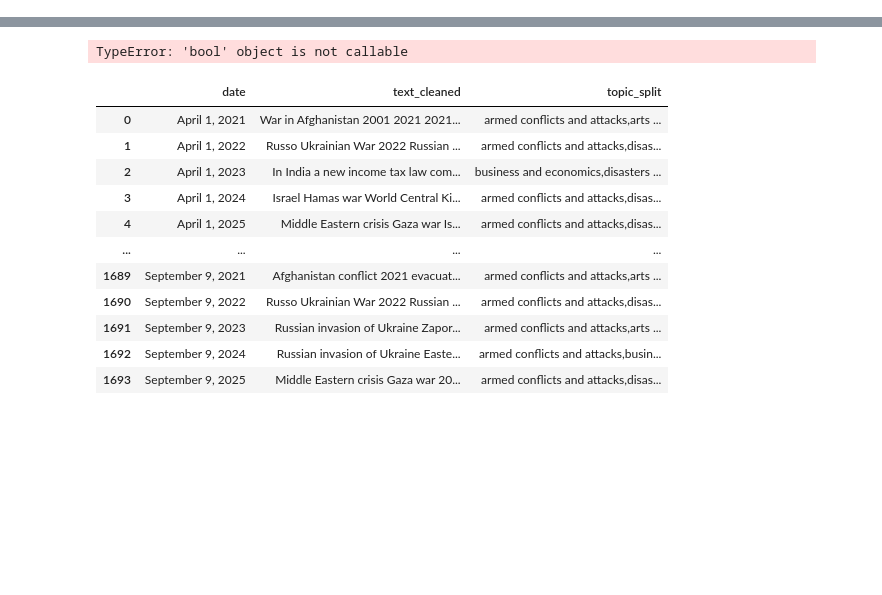
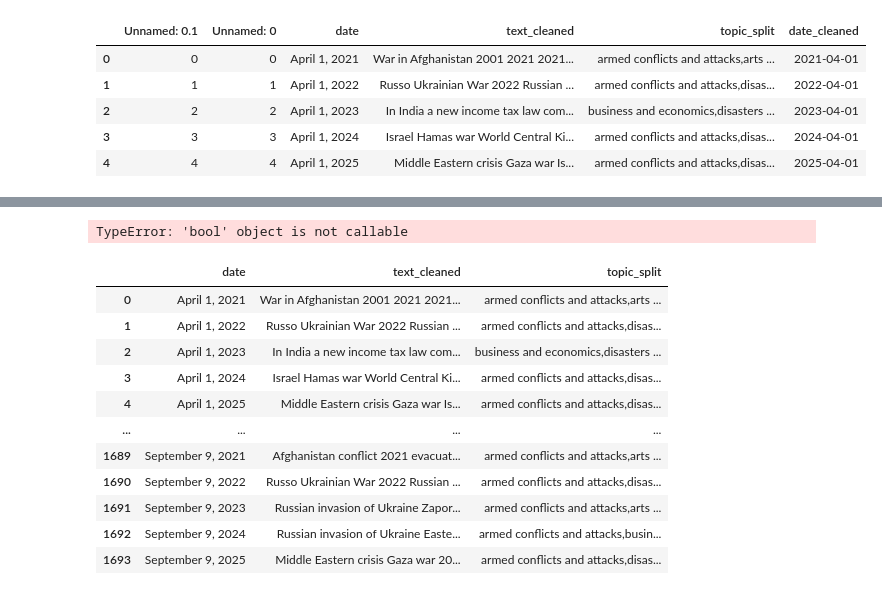
Before and after one commit to Thomas-Nguyen12/NewsApplication, a Jupyter notebook: notebooks/analyse_clean_df.ipynb, the cells around one changed output, grey strips where cells are left out. Drawn from its saved outputs; the diff is of its cells as text; code cells hidden in the pictures; blank space fills up the shorter version.

```diff
--- a/notebooks/analyse_clean_df.ipynb
+++ b/notebooks/analyse_clean_df.ipynb
@@ -21,3 +23,12 @@ df
+# %%
+df.head()
+# %% [output]
+|  | Unnamed: 0.1 | Unnamed: 0 | date | text_cleaned | topic_split | date_cleaned |
+| 0 | 0 | 0 | April 1, 2021 | War in Afghanistan 2001 2021 2021... | armed conflicts and attacks,arts ... | 2021-04-01 |
+| 1 | 1 | 1 | April 1, 2022 | Russo Ukrainian War 2022 Russian ... | armed conflicts and attacks,disas... | 2022-04-01 |
+| 2 | 2 | 2 | April 1, 2023 | In India a new income tax law com... | business and economics,disasters ... | 2023-04-01 |
+| 3 | 3 | 3 | April 1, 2024 | Israel Hamas war World Central Ki... | armed conflicts and attacks,disas... | 2024-04-01 |
+| 4 | 4 | 4 | April 1, 2025 | Middle Eastern crisis Gaza war Is... | armed conflicts and attacks,disas... | 2025-04-01 |
 # %%
 a = pd.DataFrame(df.groupby(['date_cleaned', 'topic_split'])['text_cleaned'].sum())
 
```
Also changed, not shown: parts of 25 cells of this notebook, 9 other files.
